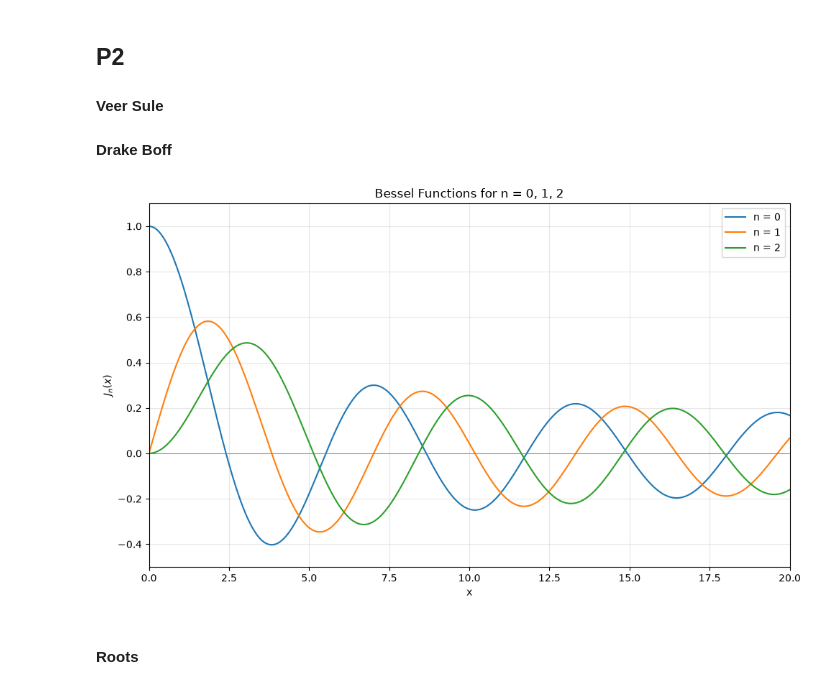
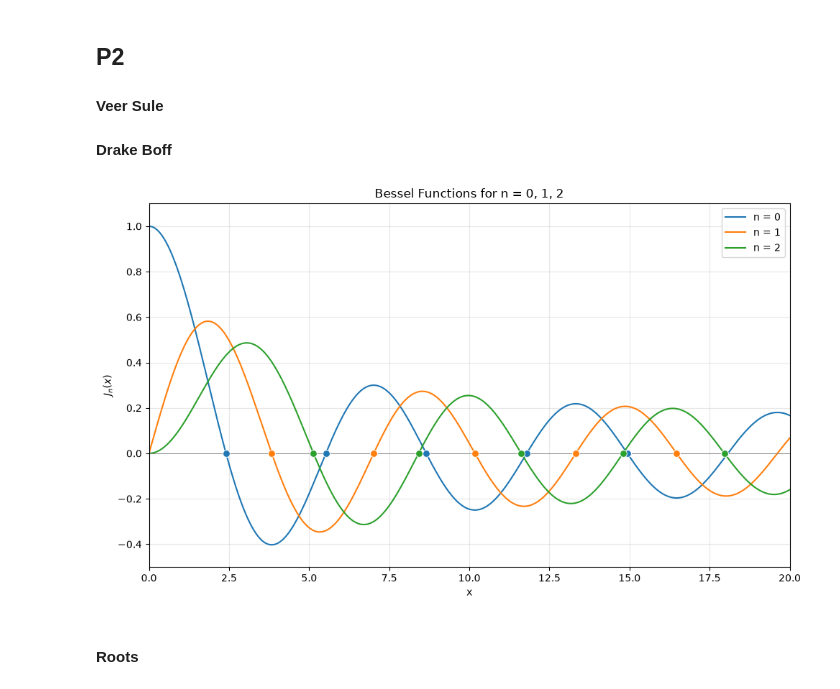
Before and after one commit to suleveer/cs323e-proj2, a Jupyter notebook: p2.ipynb, the cells around one changed output. Cells and saved outputs as stored; diff of their text form; code cells hidden in the pictures.

```diff
--- a/p2.ipynb
+++ b/p2.ipynb
@@ -7,33 +7,40 @@
 import numpy as np
 import matplotlib.pyplot as plt
 from scipy.integrate import quad
+from scipy.special import jn_zeros
 
 # Evaluate the supplied integral for the Bessel function J_n(x).
 def J(n, x):
     integral, error = quad(lambda theta: np.cos(x * np.sin(theta) - n * theta),
                            0, np.pi)
     return integral / np.pi
 
 # Sample the domain, including both endpoints.
 x_values = np.linspace(0, 20, 1000)
 
 plt.figure(figsize=(10, 6))
 for n, color in zip([0, 1, 2], ['tab:blue', 'tab:orange', 'tab:green']):
     y_values = [J(n, x) for x in x_values]
     plt.plot(x_values, y_values, color=color, label=f'n = {n}')
 
+    # Mark the first five positive roots on the x-axis in the curve's color.
+    roots = jn_zeros(n, 5)
+    plt.scatter(roots, np.zeros_like(roots), color=color, s=50,
+                edgecolors='white', linewidths=0.7, zorder=5)
+
+
 # Include all three curves with some room above and below their extrema.
 plt.xlim(0, 20)
 plt.ylim(-0.5, 1.1)
 plt.xlabel('x')
 plt.ylabel(r'$J_n(x)$')
 plt.title('Bessel Functions for n = 0, 1, 2')
 plt.axhline(0, color='gray', linewidth=0.7)
 plt.grid(True, alpha=0.3)
 plt.legend()
 plt.tight_layout()
 plt.show()
 # %% [output]
-[figure, old version]
+[figure, new version]
 # %% [markdown]
 #### Roots
```
Also changed, not shown: parts of 2 cells of this notebook.
